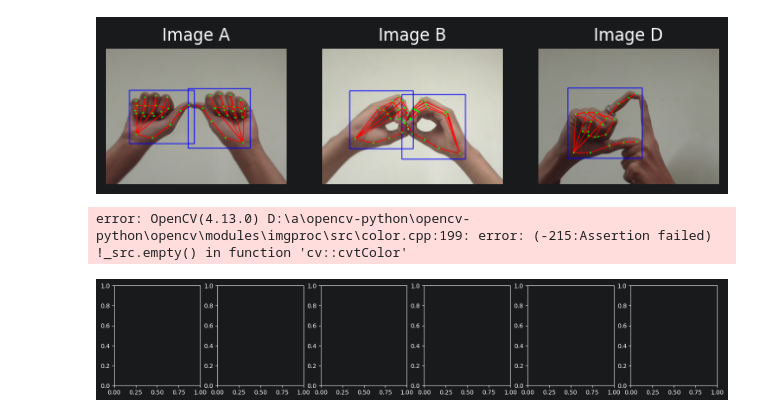
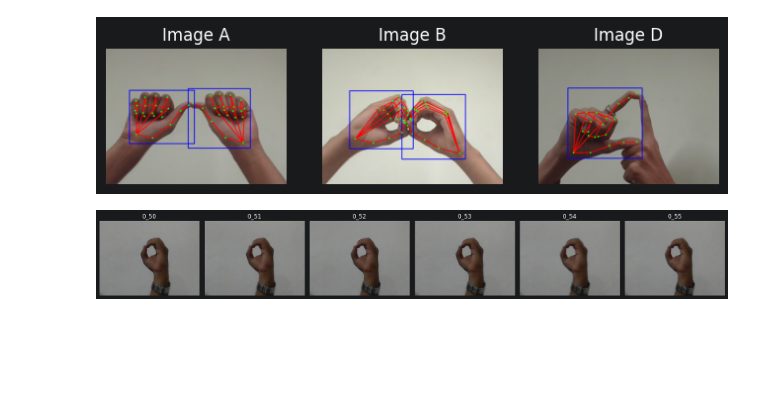
Before and after one commit to aviksarkar0204-stack/AI_Lab_Project, a Jupyter notebook: 01_Data_Exploration_new.ipynb, the cells around one changed output. Drawn from its saved outputs; the diff is of its cells as text; code cells hidden in the pictures; blank space fills up the shorter version.

Commit message:
Fix incorrect path for appending file paths in 01_Data_Exploration_new notebook

```diff
--- a/01_Data_Exploration_new.ipynb
+++ b/01_Data_Exploration_new.ipynb
@@ -373,28 +373,27 @@ plt.axis("off")
 (np.float64(-0.5), np.float64(639.5), np.float64(479.5), np.float64(-0.5))
 [figure]
 # %%
+#
 
 def load_rgb(path):
     img = cv2.imread(path)
     return cv2.cvtColor(img, cv2.COLOR_BGR2RGB)
 
-# pick a class and a starting index to inspect
 class_name = "0"
 start_idx = 50
 num_images = 6
 
 fig, axes = plt.subplots(1, num_images, figsize=(18, 3))
 
 for i in range(num_images):
     idx = start_idx + i
-    path = f"ISL_Dataset/{class_name}/{class_name}_{idx}.jpg"
+    path = os.path.join("ISL_Dataset", "custom_images", class_name, f"{class_name}_{idx}.jpg")
     img = load_rgb(path)
     axes[i].imshow(img)
     axes[i].set_title(f"{class_name}_{idx}")
     axes[i].axis("off")
 
 plt.tight_layout()
 plt.show()
 # %% [output]
-error: OpenCV(4.13.0) D:\a\opencv-python\opencv-python\opencv\modules\imgproc\src\color.cpp:199: error: (-215:Assertion failed) !_src.empty() in function 'cv::cvtColor'
-[figure, old version]
+[figure, new version]
```
Also changed, not shown: parts of 4 cells of this notebook, 1 other file.
